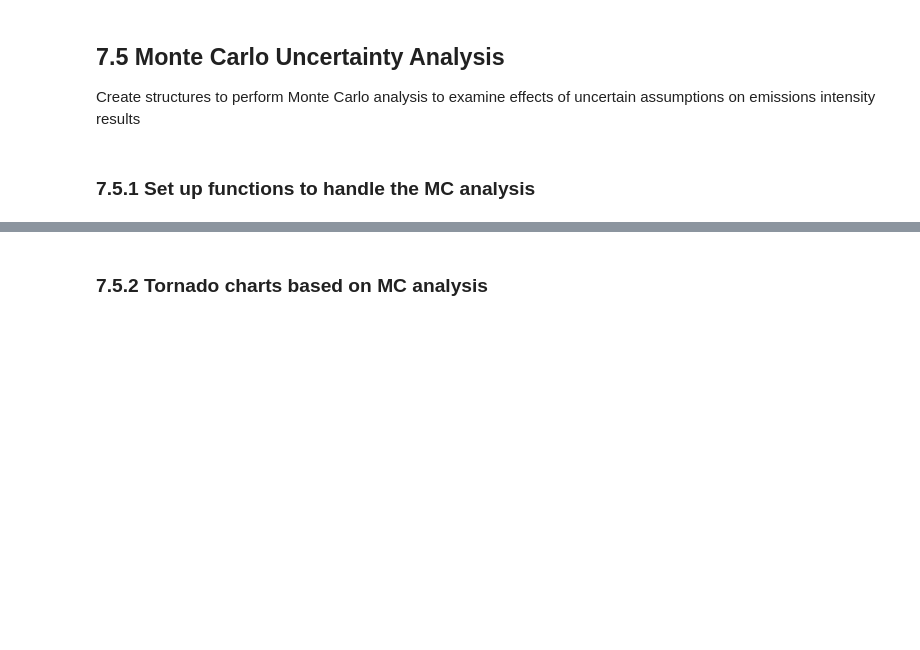
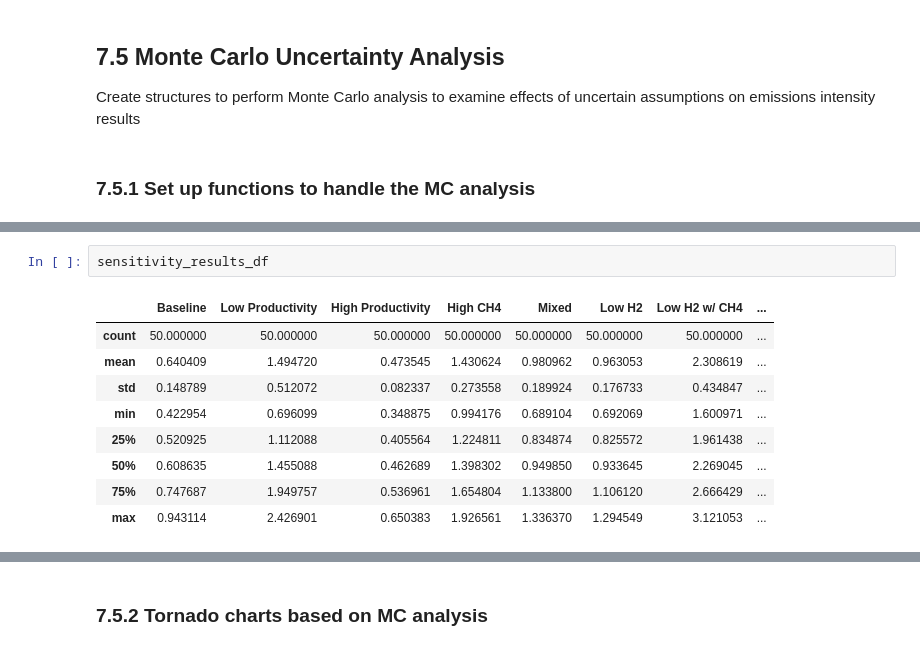
Before and after one commit to tblackfd/Geologic-Hydrogen-LCA-TEA, a Jupyter notebook: BrandtModelReplication_v0_2.ipynb, the cells around one changed output, grey strips where cells are left out. Saved outputs shown, nothing was run; the diff lists cells and outputs as text; blank space fills up the shorter version.

```diff
--- a/BrandtModelReplication_v0_2.ipynb
+++ b/BrandtModelReplication_v0_2.ipynb
@@ -4543,3 +4462,15 @@ max      2.337166    0.583470                     0.837309
+# %%
+sensitivity_results_df
+# %% [output]
+|  | Baseline | Low Productivity | High Productivity | High CH4 | Mixed | Low H2 | Low H2 w/ CH4 | ... |
+| count | 50.000000 | 50.000000 | 50.000000 | 50.000000 | 50.000000 | 50.000000 | 50.000000 | ... |
+| mean | 0.640409 | 1.494720 | 0.473545 | 1.430624 | 0.980962 | 0.963053 | 2.308619 | ... |
+| std | 0.148789 | 0.512072 | 0.082337 | 0.273558 | 0.189924 | 0.176733 | 0.434847 | ... |
+| min | 0.422954 | 0.696099 | 0.348875 | 0.994176 | 0.689104 | 0.692069 | 1.600971 | ... |
+| 25% | 0.520925 | 1.112088 | 0.405564 | 1.224811 | 0.834874 | 0.825572 | 1.961438 | ... |
+| 50% | 0.608635 | 1.455088 | 0.462689 | 1.398302 | 0.949850 | 0.933645 | 2.269045 | ... |
+| 75% | 0.747687 | 1.949757 | 0.536961 | 1.654804 | 1.133800 | 1.106120 | 2.666429 | ... |
+| max | 0.943114 | 2.426901 | 0.650383 | 1.926561 | 1.336370 | 1.294549 | 3.121053 | ... |
 # %%
 # Plot a histogram of the sensitivity analysis results for the 'Baseline' case:
 
```
Also changed, not shown: parts of 21 cells of this notebook, 1 other file.
